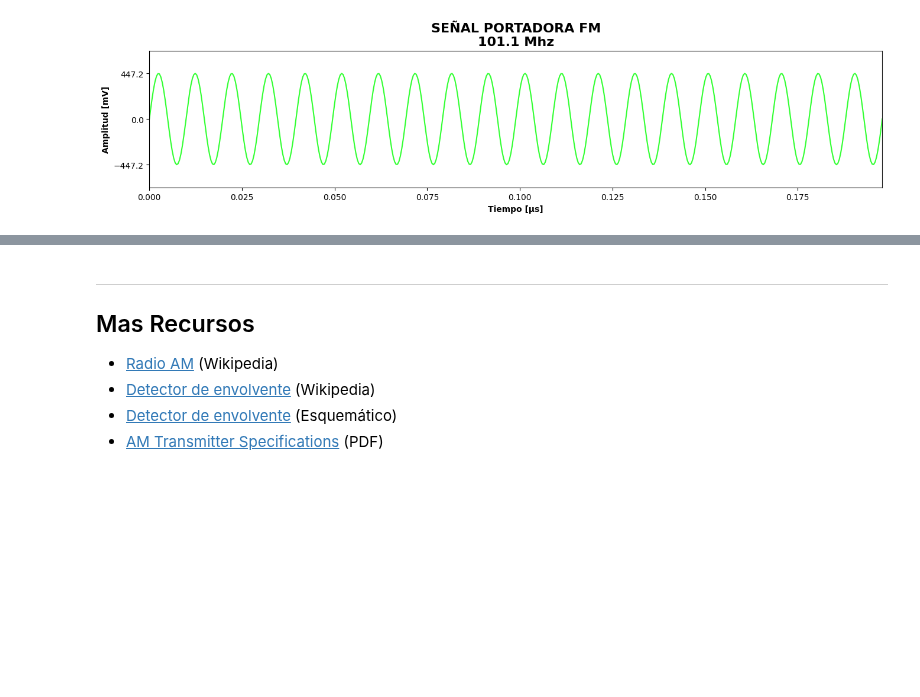
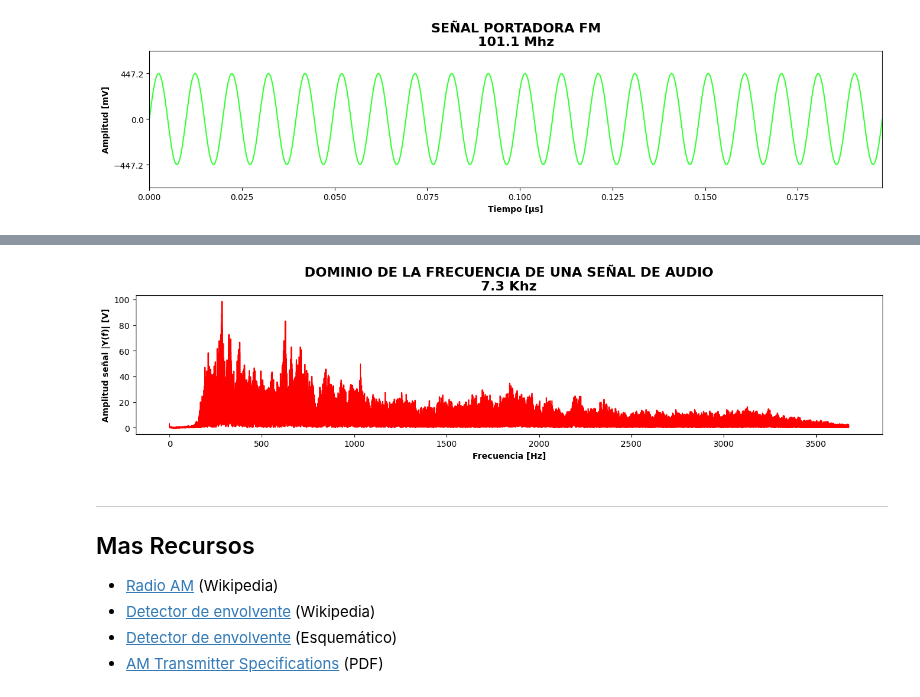
Before and after one commit to GiancarloBenavides/Telematics, a Jupyter notebook: 22-Encolamiento/22.1_señales.ipynb, the cells around one changed output, grey strips where cells are left out. Cells and saved outputs as stored; diff of their text form; code cells hidden in the pictures; blank space fills up the shorter version.

```diff
--- a/22-Encolamiento/22.1_señales.ipynb
+++ b/22-Encolamiento/22.1_señales.ipynb
@@ -315,3 +409,16 @@ plt.show()
+# %%
+plt.figure(figsize=(16, 3))
+plt.plot(f,abs(Y),'r')
+
+# Textos en la gráfica
+plt.title(
+    "Dominio de la frecuencia de una señal de Audio\n".upper() +
+    f"{frecuencia_de_muestreo/1_000:.1f} Khz", fontsize=16, fontweight="bold")
+plt.ylabel("Amplitud señal |Y(f)| [V]", fontweight="bold")
+plt.xlabel("Frecuencia [Hz]", fontweight="bold")
+plt.show()
+# %% [output]
+[figure, added]
 # %% [markdown]
 ---
 ## Mas Recursos
```
Also changed, not shown: parts of 9 cells of this notebook, 4 other files.
